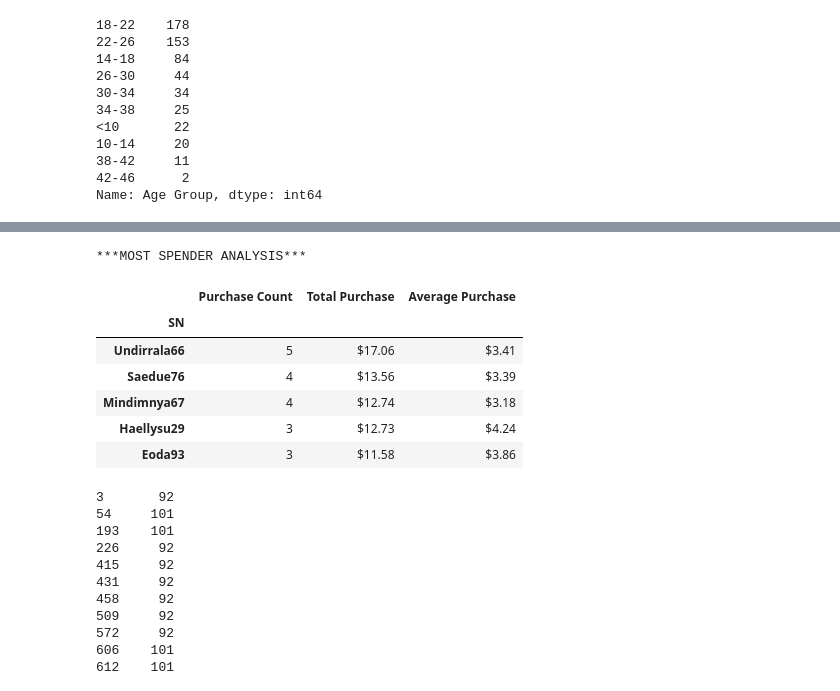
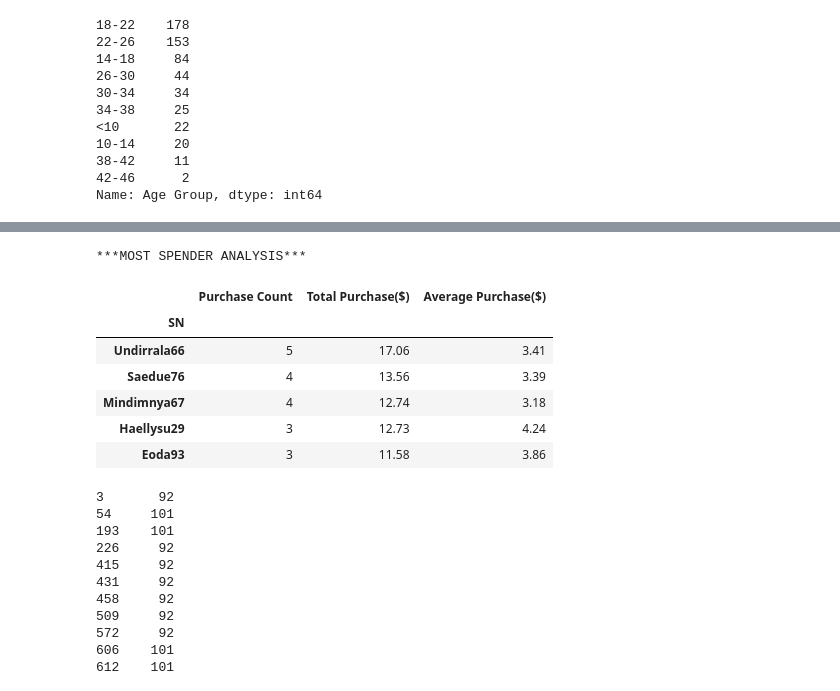
Before and after one commit to gogoshm/PandasChallenge, a Jupyter notebook: HeroesOfPymoli.ipynb, the cells around one changed output, grey strips where cells are left out. Saved outputs shown, nothing was run; the diff lists cells and outputs as text; code cells hidden in the pictures.

```diff
--- a/HeroesOfPymoli.ipynb
+++ b/HeroesOfPymoli.ipynb
@@ -286,27 +278,25 @@ top_spender = data.groupby(["SN"])
 top_sn = pd.DataFrame(top_spender["Price"].sum()).sort_values(["Price"], ascending=False)
 top_sn_count = pd.DataFrame(top_spender["Price"].count())
 top_sn_avg = round(pd.DataFrame(top_spender["Price"].mean()),2)
-top_sn_rename = top_sn.rename(columns={"Price": "Total Purchase"})
+top_sn_rename = top_sn.rename(columns={"Price": "Total Purchase($)"})
 top_count_rename = top_sn_count.rename(columns={"Price": "Purchase Count"})
-top_avg_rename = top_sn_avg.rename(columns={"Price": "Average Purchase"})
+top_avg_rename = top_sn_avg.rename(columns={"Price": "Average Purchase($)"})
 top_sn_rename["Purchase Count"] = top_count_rename
-top_sn_rename["Average Purchase"] = top_avg_rename
-top_sn_rename["Total Purchase"] = top_sn_rename["Total Purchase"].map("${:.2f}".format)
-top_sn_rename["Average Purchase"] = top_sn_rename["Average Purchase"].map("${:.2f}".format)
+top_sn_rename["Average Purchase($)"] = top_avg_rename
 # %%
 #final spenders analysis
-top_summary = top_sn_rename[["Purchase Count", "Total Purchase", "Average Purchase"]]
+top_summary = top_sn_rename[["Purchase Count", "Total Purchase($)", "Average Purchase($)"]]
 print("***MOST SPENDER ANALYSIS***")
 top_summary.head()
 # %% [output]
 ***MOST SPENDER ANALYSIS***
-|  | Purchase Count | Total Purchase | Average Purchase |
+|  | Purchase Count | Total Purchase($) | Average Purchase($) |
 | SN |  |  |  |
-| Undirrala66 | 5 | $17.06 | $3.41 |
-| Saedue76 | 4 | $13.56 | $3.39 |
-| Mindimnya67 | 4 | $12.74 | $3.18 |
-| Haellysu29 | 3 | $12.73 | $4.24 |
-| Eoda93 | 3 | $11.58 | $3.86 |
+| Undirrala66 | 5 | 17.06 | 3.41 |
+| Saedue76 | 4 | 13.56 | 3.39 |
+| Mindimnya67 | 4 | 12.74 | 3.18 |
+| Haellysu29 | 3 | 12.73 | 4.24 |
+| Eoda93 | 3 | 11.58 | 3.86 |
 # %%
 #most popular 5 items, itemID, item name, purchase count, item price, total purchase value
 #Upon much research I noticed that someone item has two different IDs ex)item called Final Critic has both item ID 92 and item ID 101.
```
Also changed, not shown: parts of 10 cells of this notebook.
